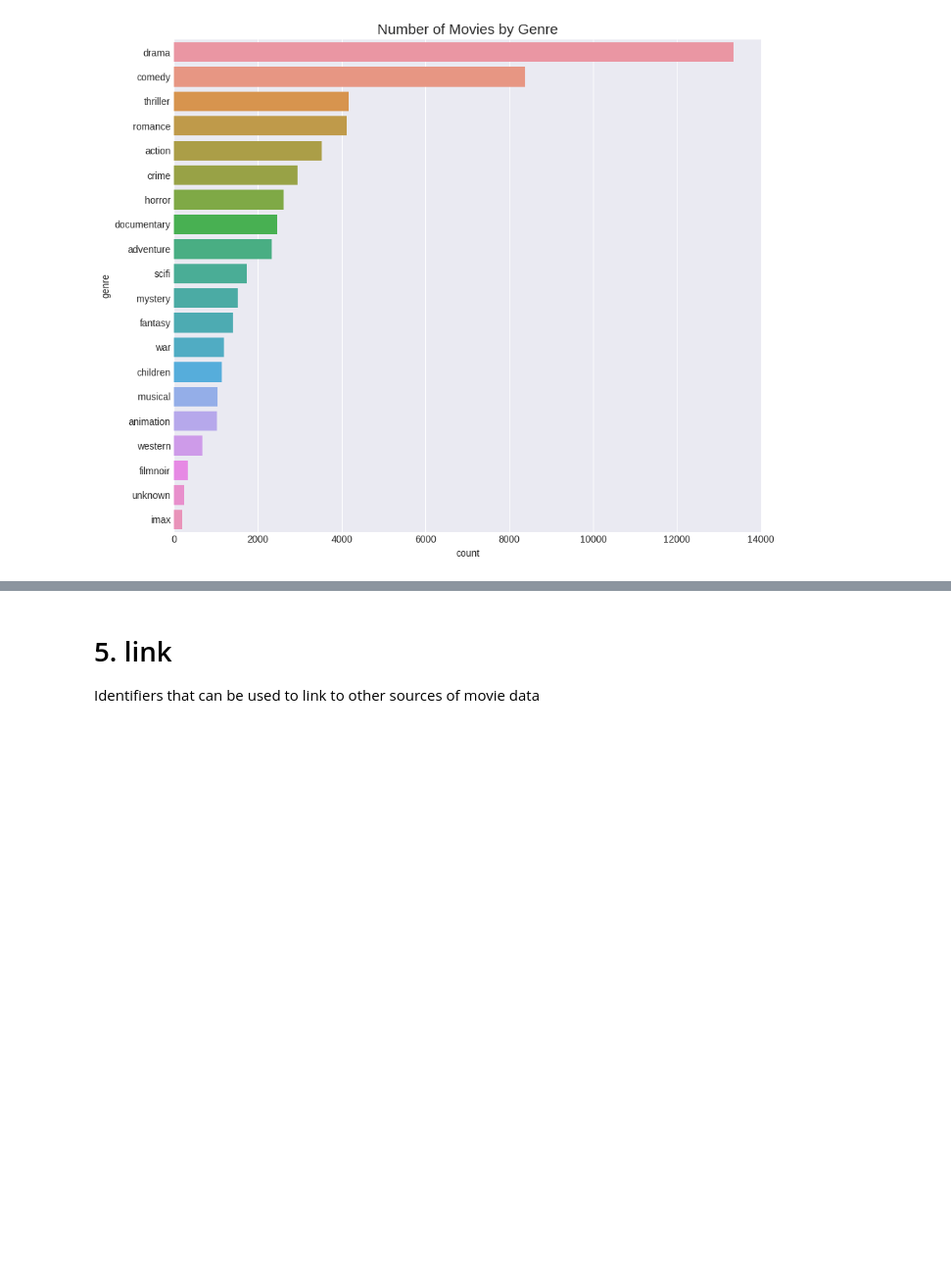
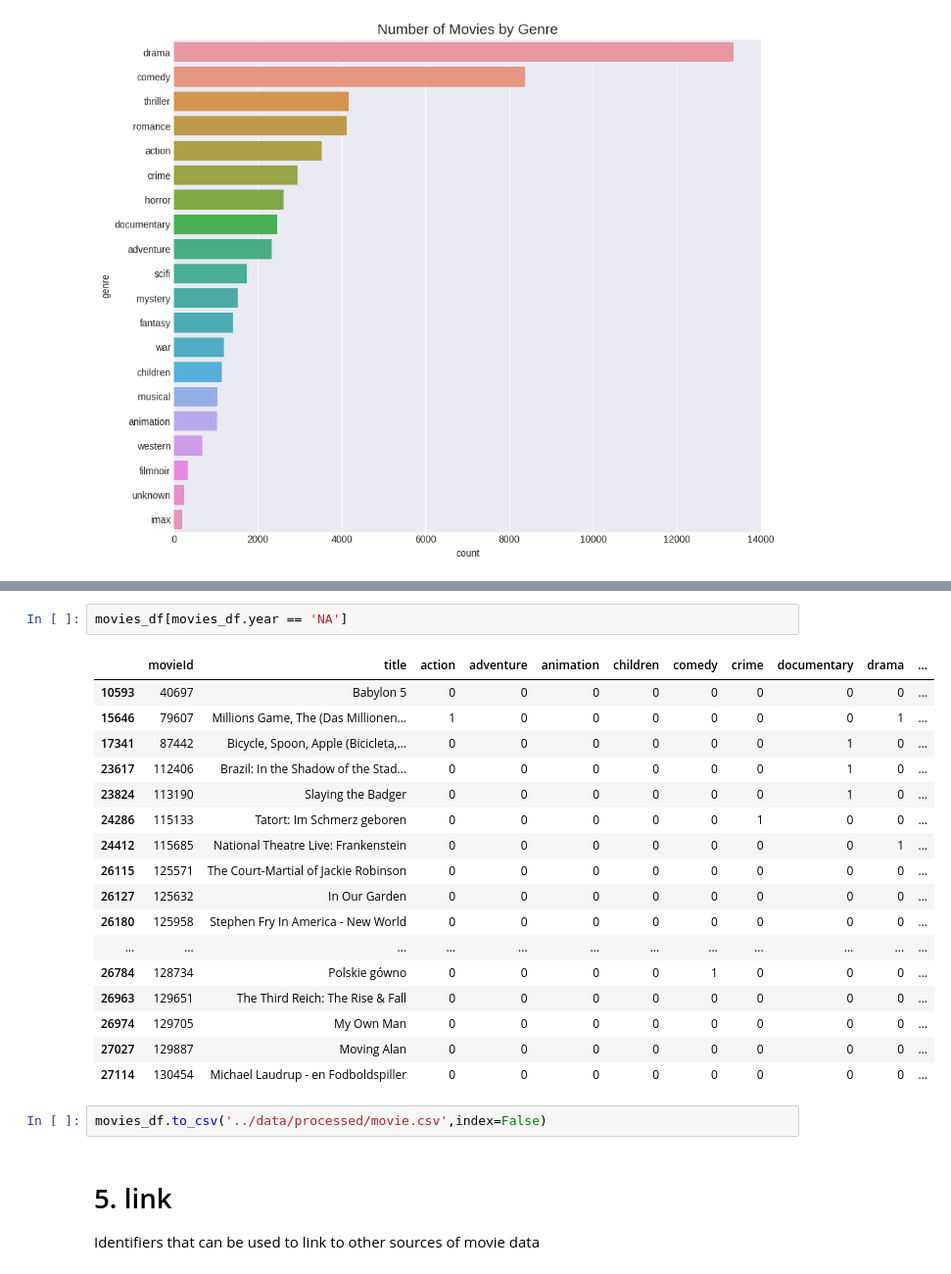
Before and after one commit to MC855FilmesParaTi/machinelearning, a Jupyter notebook: notebooks/1-lfb-initial-data-exploration.ipynb, the cells around one changed output, grey strips where cells are left out. Shown at 98% size. Saved outputs shown, nothing was run; the diff lists cells and outputs as text; blank space fills up the shorter version.

```diff
--- a/notebooks/1-lfb-initial-data-exploration.ipynb
+++ b/notebooks/1-lfb-initial-data-exploration.ipynb
@@ -491,3 +514,25 @@ plt.show()
+# %%
+movies_df[movies_df.year == 'NA']
+# %% [output]
+|  | movieId | title | action | adventure | animation | children | comedy | crime | documentary | drama | ... |
+| 10593 | 40697 | Babylon 5 | 0 | 0 | 0 | 0 | 0 | 0 | 0 | 0 | ... |
+| 15646 | 79607 | Millions Game, The (Das Millionen... | 1 | 0 | 0 | 0 | 0 | 0 | 0 | 1 | ... |
+| 17341 | 87442 | Bicycle, Spoon, Apple (Bicicleta,... | 0 | 0 | 0 | 0 | 0 | 0 | 1 | 0 | ... |
+| 23617 | 112406 | Brazil: In the Shadow of the Stad... | 0 | 0 | 0 | 0 | 0 | 0 | 1 | 0 | ... |
+| 23824 | 113190 | Slaying the Badger | 0 | 0 | 0 | 0 | 0 | 0 | 1 | 0 | ... |
+| 24286 | 115133 | Tatort: Im Schmerz geboren | 0 | 0 | 0 | 0 | 0 | 1 | 0 | 0 | ... |
+| 24412 | 115685 | National Theatre Live: Frankenstein | 0 | 0 | 0 | 0 | 0 | 0 | 0 | 1 | ... |
+| 26115 | 125571 | The Court-Martial of Jackie Robinson | 0 | 0 | 0 | 0 | 0 | 0 | 0 | 0 | ... |
+| 26127 | 125632 | In Our Garden | 0 | 0 | 0 | 0 | 0 | 0 | 0 | 0 | ... |
+| 26180 | 125958 | Stephen Fry In America - New World | 0 | 0 | 0 | 0 | 0 | 0 | 0 | 0 | ... |
+| ... | ... | ... | ... | ... | ... | ... | ... | ... | ... | ... | ... |
+| 26784 | 128734 | Polskie gówno | 0 | 0 | 0 | 0 | 1 | 0 | 0 | 0 | ... |
+| 26963 | 129651 | The Third Reich: The Rise & Fall | 0 | 0 | 0 | 0 | 0 | 0 | 0 | 0 | ... |
+| 26974 | 129705 | My Own Man | 0 | 0 | 0 | 0 | 0 | 0 | 0 | 0 | ... |
+| 27027 | 129887 | Moving Alan | 0 | 0 | 0 | 0 | 0 | 0 | 0 | 0 | ... |
+| 27114 | 130454 | Michael Laudrup - en Fodboldspiller | 0 | 0 | 0 | 0 | 0 | 0 | 0 | 0 | ... |
+# %%
+movies_df.to_csv('../data/processed/movie.csv',index=False)
 # %% [markdown]
 # 5. link
 
```
Also changed, not shown: parts of 6 cells of this notebook, 1 other file.
